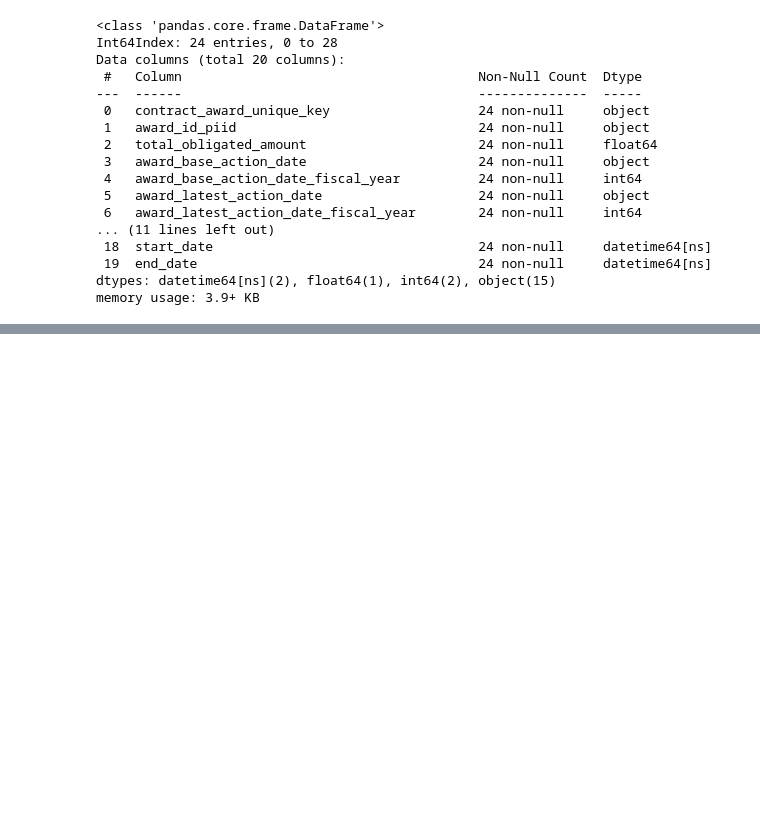
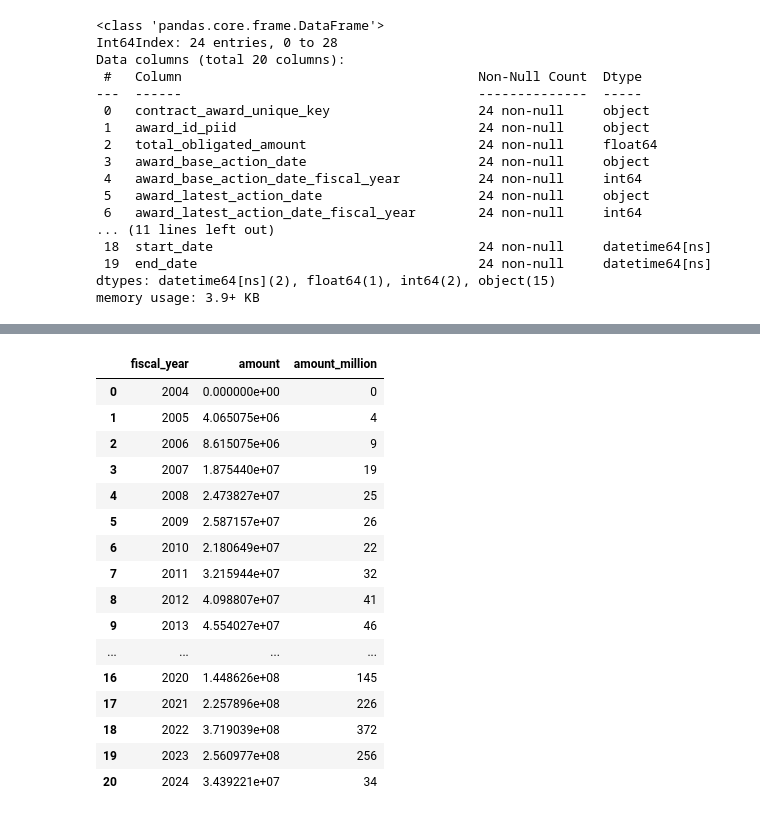
Before and after one commit to evawqh/atd-data-analysis, a Jupyter notebook: atd-finances/summary-analysis.ipynb, the cells around one changed output, grey strips where cells are left out. Saved outputs shown, nothing was run; the diff lists cells and outputs as text; code cells hidden in the pictures; blank space fills up the shorter version.

```diff
--- a/atd-finances/summary-analysis.ipynb
+++ b/atd-finances/summary-analysis.ipynb
@@ -242,0 +279,2 @@ df_awards["fiscal_years"] = df_awards.apply(lambda row: [df_awards["start_fiscal
+# %%
+df_by_fy = df_by_fy.groupby(by="fiscal_year").sum("amount").reset_index()
@@ -242,0 +299,3 @@ df_awards["fiscal_years"] = df_awards.apply(lambda row: [df_awards["start_fiscal
+# %%
+df_by_fy.fiscal_year = df_by_fy.fiscal_year.apply(lambda x: int(x))
+df_by_fy
@@ -242,0 +320,22 @@ df_awards["fiscal_years"] = df_awards.apply(lambda row: [df_awards["start_fiscal
+# %%
+df_by_fy["amount_million"] = (df_by_fy["amount"]/1000000).round(0)
+df_by_fy.amount_million = df_by_fy.amount_million.apply(lambda x: int(x))
+df_by_fy
+# %% [output]
+|  | fiscal_year | amount | amount_million |
+| 0 | 2004 | 0.000000e+00 | 0 |
+| 1 | 2005 | 4.065075e+06 | 4 |
+| 2 | 2006 | 8.615075e+06 | 9 |
+| 3 | 2007 | 1.875440e+07 | 19 |
+| 4 | 2008 | 2.473827e+07 | 25 |
+| 5 | 2009 | 2.587157e+07 | 26 |
+| 6 | 2010 | 2.180649e+07 | 22 |
+| 7 | 2011 | 3.215944e+07 | 32 |
+| 8 | 2012 | 4.098807e+07 | 41 |
+| 9 | 2013 | 4.554027e+07 | 46 |
+| ... | ... | ... | ... |
+| 16 | 2020 | 1.448626e+08 | 145 |
+| 17 | 2021 | 2.257896e+08 | 226 |
+| 18 | 2022 | 3.719039e+08 | 372 |
+| 19 | 2023 | 2.560977e+08 | 256 |
+| 20 | 2024 | 3.439221e+07 | 34 |
```
Also changed, not shown: parts of 4 cells of this notebook.
